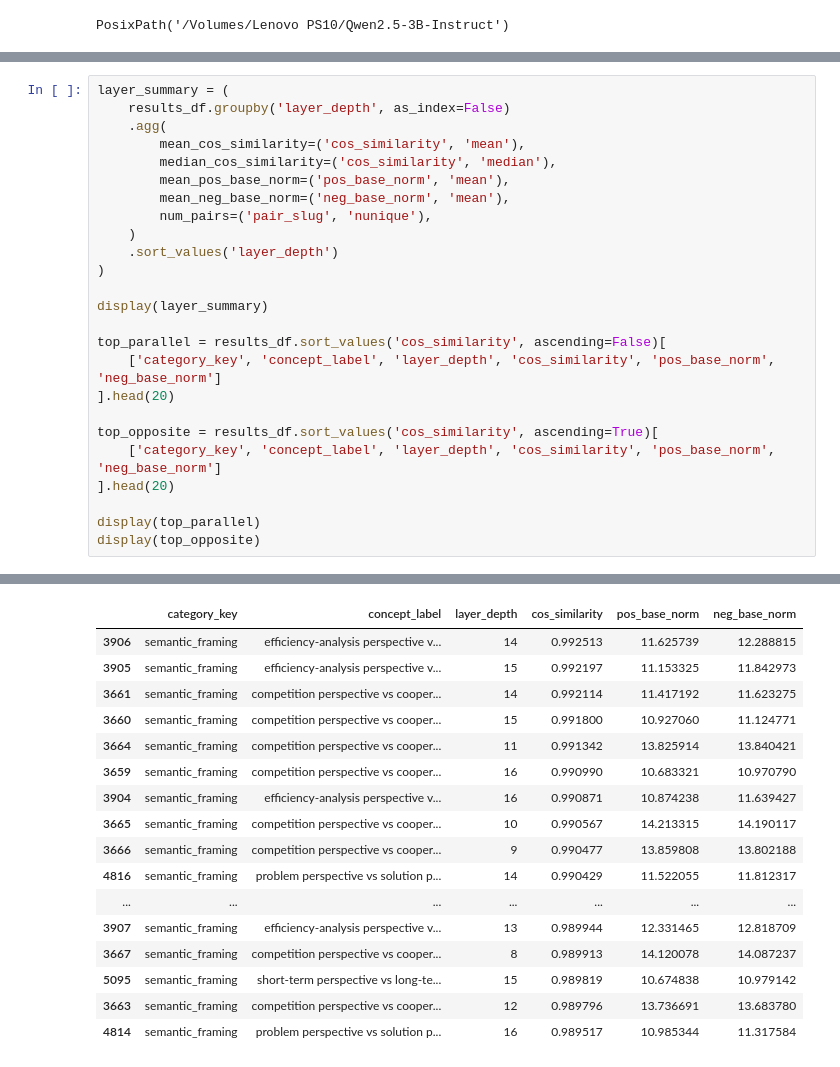
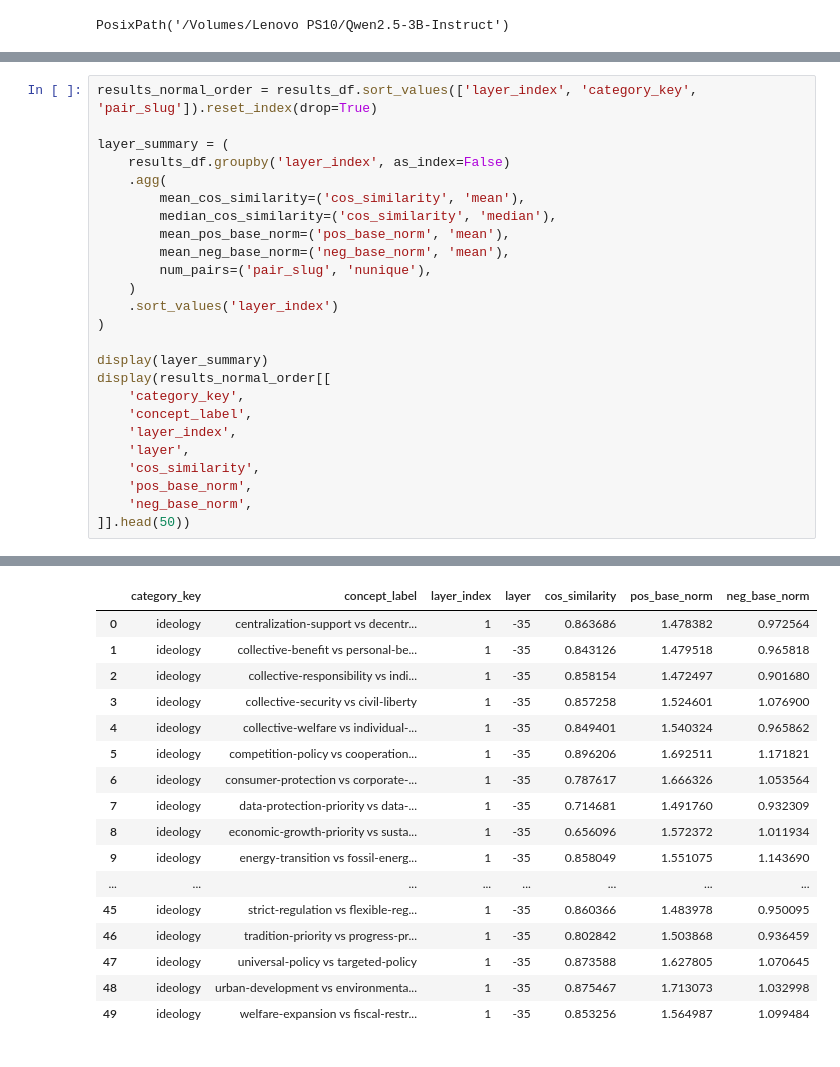
Before and after one commit to daniel-xinming-wang/Contrastive-Concept, a Jupyter notebook: cos_sim.ipynb, the cells around one changed output, grey strips where cells are left out. Cells and saved outputs as stored; diff of their text form.

```diff
--- a/cos_sim.ipynb
+++ b/cos_sim.ipynb
@@ -160,6 +168,8 @@ Layers per pair: 35
 # %%
+results_normal_order = results_df.sort_values(['layer_index', 'category_key', 'pair_slug']).reset_index(drop=True)
+
 layer_summary = (
-    results_df.groupby('layer_depth', as_index=False)
+    results_df.groupby('layer_index', as_index=False)
     .agg(
         mean_cos_similarity=('cos_similarity', 'mean'),
         median_cos_similarity=('cos_similarity', 'median'),
@@ -167,19 +177,17 @@ layer_summary = (
         mean_neg_base_norm=('neg_base_norm', 'mean'),
         num_pairs=('pair_slug', 'nunique'),
     )
-    .sort_values('layer_depth')
+    .sort_values('layer_index')
 )
 
 display(layer_summary)
-
-top_parallel = results_df.sort_values('cos_similarity', ascending=False)[
-    ['category_key', 'concept_label', 'layer_depth', 'cos_similarity', 'pos_base_norm', 'neg_base_norm']
-].head(20)
-
-top_opposite = results_df.sort_values('cos_similarity', ascending=True)[
-    ['category_key', 'concept_label', 'layer_depth', 'cos_similarity', 'pos_base_norm', 'neg_base_norm']
-].head(20)
-
-display(top_parallel)
-display(top_opposite)
+display(results_normal_order[[
+    'category_key',
+    'concept_label',
+    'layer_index',
+    'layer',
+    'cos_similarity',
+    'pos_base_norm',
+    'neg_base_norm',
+]].head(50))
 # %% [output]
@@ -203,17 +211,17 @@ display(top_opposite)
-|  | category_key | concept_label | layer_depth | cos_similarity | pos_base_norm | neg_base_norm |
-| 3906 | semantic_framing | efficiency-analysis perspective v... | 14 | 0.992513 | 11.625739 | 12.288815 |
-| 3905 | semantic_framing | efficiency-analysis perspective v... | 15 | 0.992197 | 11.153325 | 11.842973 |
-| 3661 | semantic_framing | competition perspective vs cooper... | 14 | 0.992114 | 11.417192 | 11.623275 |
-| 3660 | semantic_framing | competition perspective vs cooper... | 15 | 0.991800 | 10.927060 | 11.124771 |
-| 3664 | semantic_framing | competition perspective vs cooper... | 11 | 0.991342 | 13.825914 | 13.840421 |
-| 3659 | semantic_framing | competition perspective vs cooper... | 16 | 0.990990 | 10.683321 | 10.970790 |
-| 3904 | semantic_framing | efficiency-analysis perspective v... | 16 | 0.990871 | 10.874238 | 11.639427 |
-| 3665 | semantic_framing | competition perspective vs cooper... | 10 | 0.990567 | 14.213315 | 14.190117 |
-| 3666 | semantic_framing | competition perspective vs cooper... | 9 | 0.990477 | 13.859808 | 13.802188 |
-| 4816 | semantic_framing | problem perspective vs solution p... | 14 | 0.990429 | 11.522055 | 11.812317 |
-| ... | ... | ... | ... | ... | ... | ... |
-| 3907 | semantic_framing | efficiency-analysis perspective v... | 13 | 0.989944 | 12.331465 | 12.818709 |
-| 3667 | semantic_framing | competition perspective vs cooper... | 8 | 0.989913 | 14.120078 | 14.087237 |
-| 5095 | semantic_framing | short-term perspective vs long-te... | 15 | 0.989819 | 10.674838 | 10.979142 |
-| 3663 | semantic_framing | competition perspective vs cooper... | 12 | 0.989796 | 13.736691 | 13.683780 |
-| 4814 | semantic_framing | problem perspective vs solution p... | 16 | 0.989517 | 10.985344 | 11.317584 |
+|  | category_key | concept_label | layer_index | layer | cos_similarity | pos_base_norm | neg_base_norm |
+| 0 | ideology | centralization-support vs decentr... | 1 | -35 | 0.863686 | 1.478382 | 0.972564 |
+| 1 | ideology | collective-benefit vs personal-be... | 1 | -35 | 0.843126 | 1.479518 | 0.965818 |
+| 2 | ideology | collective-responsibility vs indi... | 1 | -35 | 0.858154 | 1.472497 | 0.901680 |
+| 3 | ideology | collective-security vs civil-liberty | 1 | -35 | 0.857258 | 1.524601 | 1.076900 |
+| 4 | ideology | collective-welfare vs individual-... | 1 | -35 | 0.849401 | 1.540324 | 0.965862 |
+| 5 | ideology | competition-policy vs cooperation... | 1 | -35 | 0.896206 | 1.692511 | 1.171821 |
+| 6 | ideology | consumer-protection vs corporate-... | 1 | -35 | 0.787617 | 1.666326 | 1.053564 |
+| 7 | ideology | data-protection-priority vs data-... | 1 | -35 | 0.714681 | 1.491760 | 0.932309 |
+| 8 | ideology | economic-growth-priority vs susta... | 1 | -35 | 0.656096 | 1.572372 | 1.011934 |
+| 9 | ideology | energy-transition vs fossil-energ... | 1 | -35 | 0.858049 | 1.551075 | 1.143690 |
+| ... | ... | ... | ... | ... | ... | ... | ... |
+| 45 | ideology | strict-regulation vs flexible-reg... | 1 | -35 | 0.860366 | 1.483978 | 0.950095 |
+| 46 | ideology | tradition-priority vs progress-pr... | 1 | -35 | 0.802842 | 1.503868 | 0.936459 |
+| 47 | ideology | universal-policy vs targeted-policy | 1 | -35 | 0.873588 | 1.627805 | 1.070645 |
+| 48 | ideology | urban-development vs environmenta... | 1 | -35 | 0.875467 | 1.713073 | 1.032998 |
+| 49 | ideology | welfare-expansion vs fiscal-restr... | 1 | -35 | 0.853256 | 1.564987 | 1.099484 |
```
Also changed, not shown: parts of 8 cells of this notebook, 8 other files.
